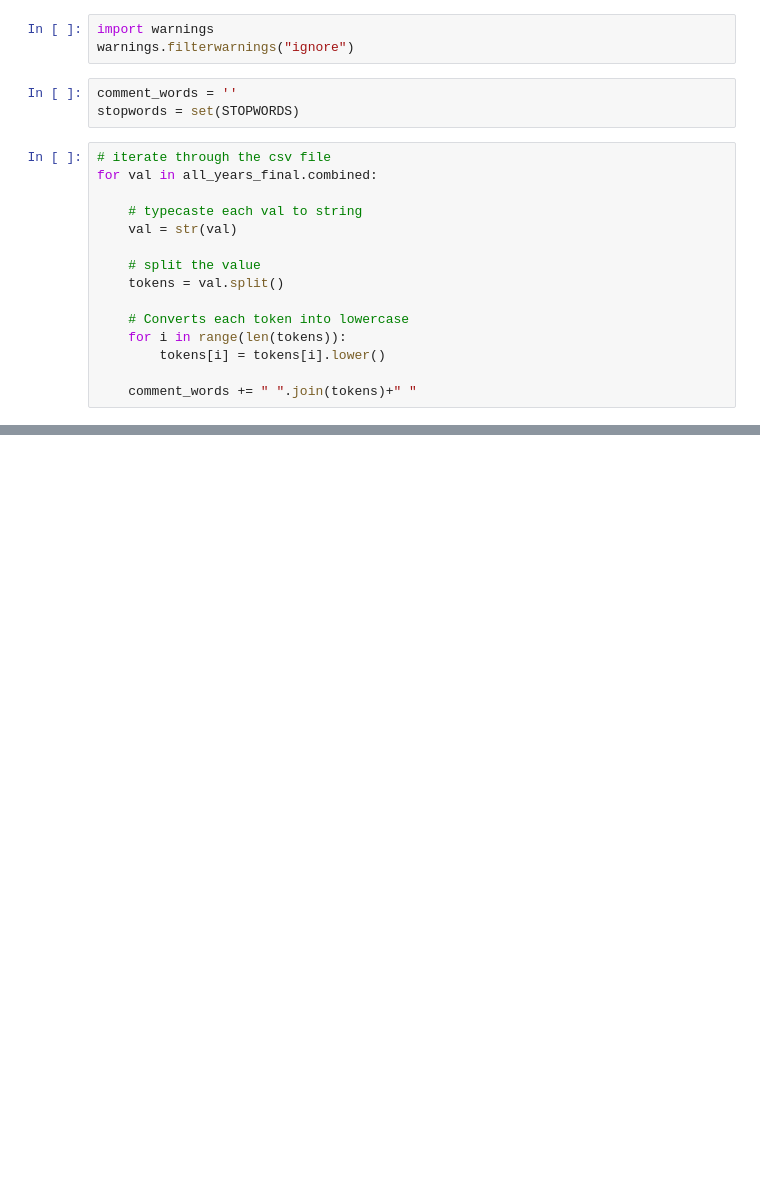
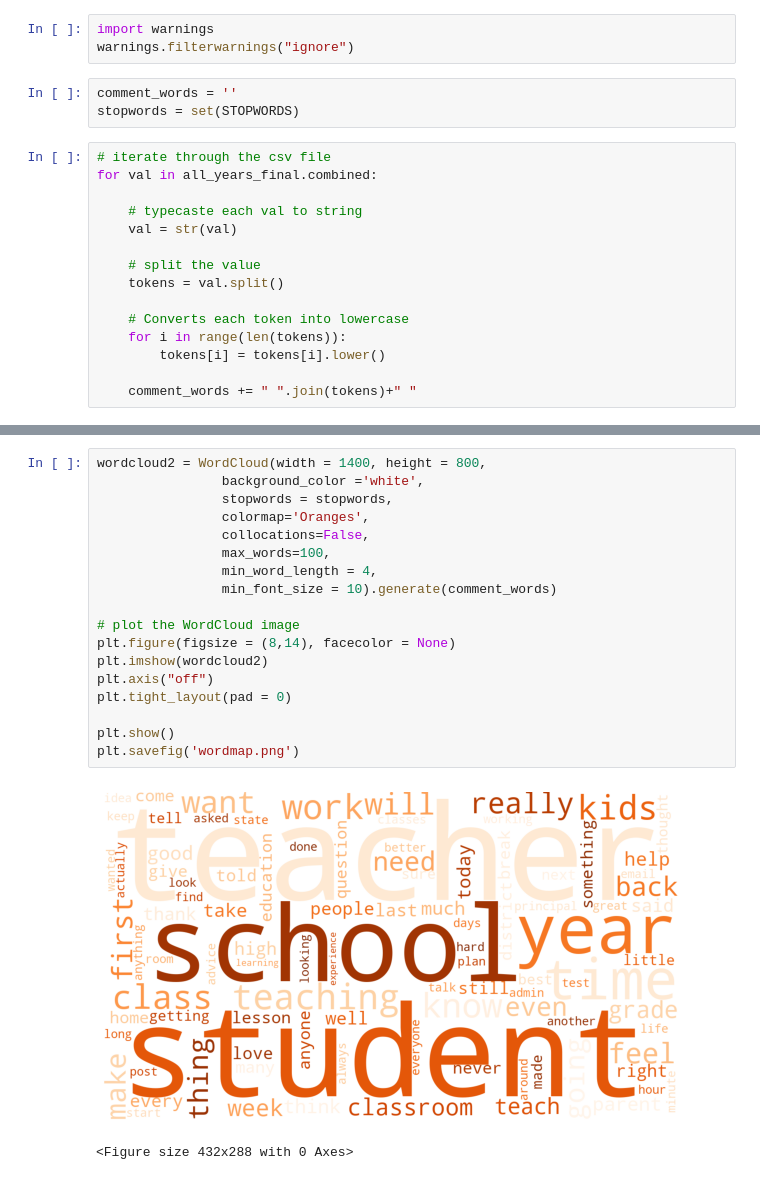
Before and after one commit to kmgarrett1/Capstone_Project_NSS, a Jupyter notebook: notebooks/Top_Years_Combined.ipynb, the cells around one changed output, grey strips where cells are left out. Cells and saved outputs as stored; diff of their text form; blank space fills up the shorter version.

Commit message:
with word cloud

```diff
--- a/notebooks/Top_Years_Combined.ipynb
+++ b/notebooks/Top_Years_Combined.ipynb
@@ -97,0 +93,21 @@ from transformers import pipeline
+# %%
+wordcloud2 = WordCloud(width = 1400, height = 800,
+                background_color ='white',
+                stopwords = stopwords,
+                colormap='Oranges',
+                collocations=False,
+                max_words=100,
+                min_word_length = 4,
+                min_font_size = 10).generate(comment_words)
+
+# plot the WordCloud image
+plt.figure(figsize = (8,14), facecolor = None)
+plt.imshow(wordcloud2)
+plt.axis("off")
+plt.tight_layout(pad = 0)
+
+plt.show()
+plt.savefig('wordmap.png')
+# %% [output]
+[figure, added]
+<Figure size 432x288 with 0 Axes>
```
Also changed, not shown: parts of 3 cells of this notebook, 2 other files.
